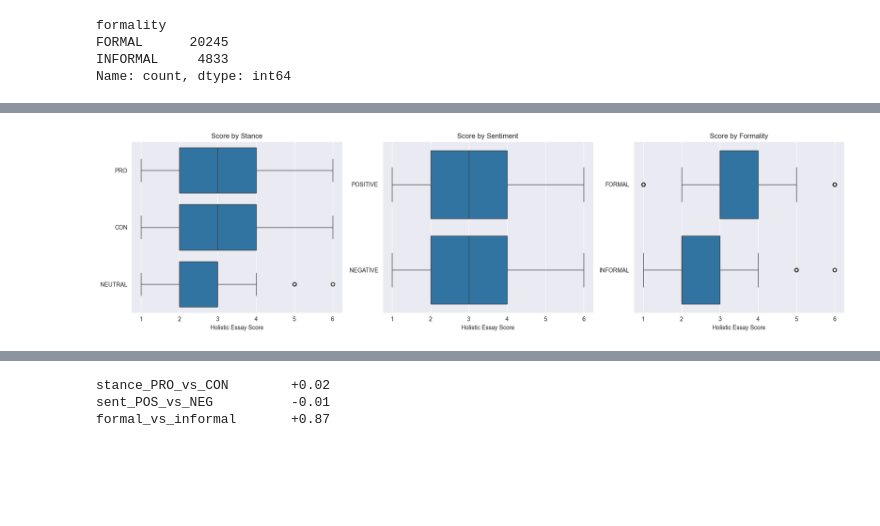
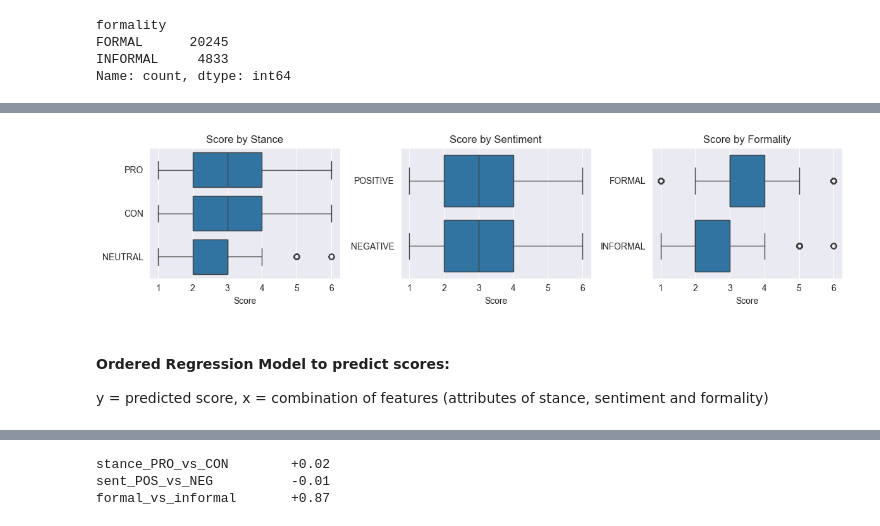
Before and after one commit to AlejandroIbarraC/StyleOverSubstance, a Jupyter notebook: data-analysis-persuade.ipynb, the cells around one changed output, grey strips where cells are left out. Saved outputs shown, nothing was run; the diff lists cells and outputs as text; code cells hidden in the pictures; blank space fills up the shorter version.

```diff
--- a/data-analysis-persuade.ipynb
+++ b/data-analysis-persuade.ipynb
@@ -179,7 +275,7 @@ plt.tight_layout()
 import matplotlib.pyplot as plt
 import seaborn as sns
 
-fig, axes = plt.subplots(1, 3, figsize=(18, 5), sharex=False)
+fig, axes = plt.subplots(1, 3, figsize=(12, 3), sharex=False)
 
 # stance
 sns.boxplot(
@@ -192,41 +288,45 @@ sns.boxplot(
 axes[0].set_yticks([0, 1, 2])
 axes[0].set_yticklabels(['PRO', 'CON', 'NEUTRAL'])
 axes[0].set_title("Score by Stance")
-axes[0].set_xlabel("Holistic Essay Score")
+axes[0].set_xlabel("Score")
 axes[0].set_ylabel("")
 
 # sentiment
 sns.boxplot(
     y='sentiment',
     x='holistic_essay_score',
     data=df_tagged,
     ax=axes[1],
     orient='h',
 )
 axes[1].set_yticks([0, 1])
 axes[1].set_yticklabels(['POSITIVE', 'NEGATIVE'])
 axes[1].set_title("Score by Sentiment")
-axes[1].set_xlabel("Holistic Essay Score")
+axes[1].set_xlabel("Score")
 axes[1].set_ylabel("")
 
 # formality
 sns.boxplot(
     y='formality',
     x='holistic_essay_score',
     data=df_tagged,
     ax=axes[2],
     orient='h',
 )
 axes[2].set_yticks([0, 1])
 axes[2].set_yticklabels(['FORMAL', 'INFORMAL'])
 axes[2].set_title("Score by Formality")
-axes[2].set_xlabel("Holistic Essay Score")
+axes[2].set_xlabel("Score")
 axes[2].set_ylabel("")
 
 plt.tight_layout()
-plt.show()
+plt.savefig("plots/tagged_attribute_box_plots.pdf", format="pdf", bbox_inches="tight")
 # %% [output]
-[figure, old version]
+[figure, new version]
+# %% [markdown]
+#### Ordered Regression Model to predict scores:
+
+y = predicted score, x = combination of features (attributes of stance, sentiment and formality)
 # %%
 from statsmodels.miscmodels.ordinal_model import OrderedModel
 
```
Also changed, not shown: parts of 32 cells of this notebook, 32 other files.
